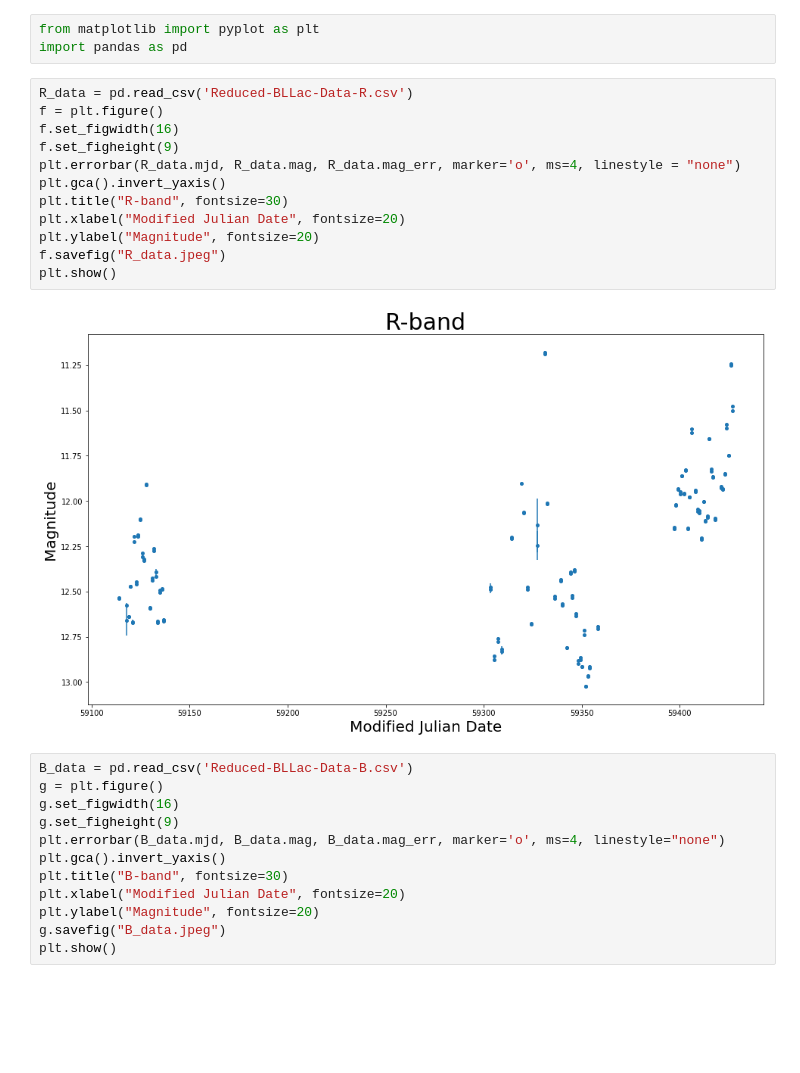
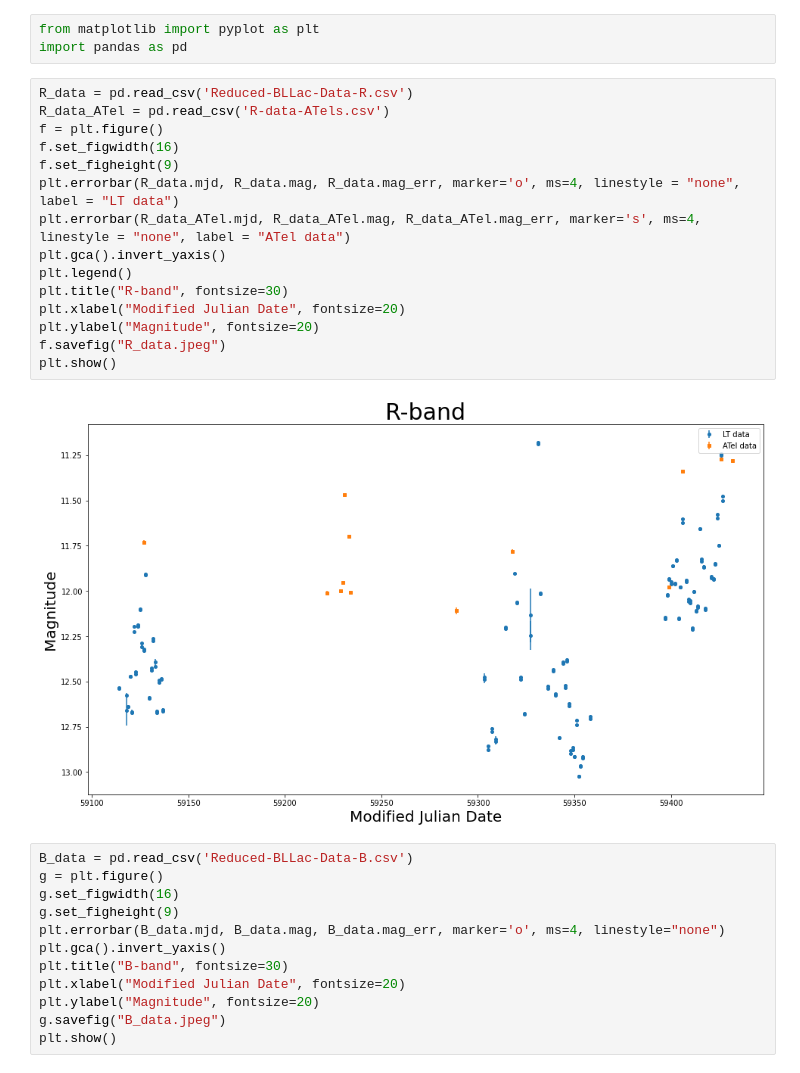
Before and after one commit to alexischatterley/BL_Lac_Graphing_Code, a Jupyter notebook: BL_Lac_Plots.ipynb, the cells around one changed output. Cells and saved outputs as stored; diff of their text form; blank space fills up the shorter version.

```diff
--- a/BL_Lac_Plots.ipynb
+++ b/BL_Lac_Plots.ipynb
@@ -3,18 +3,21 @@ from matplotlib import pyplot as plt
 import pandas as pd
 # %%
 R_data = pd.read_csv('Reduced-BLLac-Data-R.csv')
+R_data_ATel = pd.read_csv('R-data-ATels.csv')
 f = plt.figure()
 f.set_figwidth(16)
 f.set_figheight(9)
-plt.errorbar(R_data.mjd, R_data.mag, R_data.mag_err, marker='o', ms=4, linestyle = "none")
+plt.errorbar(R_data.mjd, R_data.mag, R_data.mag_err, marker='o', ms=4, linestyle = "none", label = "LT data")
+plt.errorbar(R_data_ATel.mjd, R_data_ATel.mag, R_data_ATel.mag_err, marker='s', ms=4, linestyle = "none", label = "ATel data")
 plt.gca().invert_yaxis()
+plt.legend()
 plt.title("R-band", fontsize=30)
 plt.xlabel("Modified Julian Date", fontsize=20)
 plt.ylabel("Magnitude", fontsize=20)
 f.savefig("R_data.jpeg")
 plt.show()
 # %% [output]
-[figure, old version]
+[figure, new version]
 # %%
 B_data = pd.read_csv('Reduced-BLLac-Data-B.csv')
 g = plt.figure()
```
Also changed, not shown: parts of 3 cells of this notebook, 5 other files.
